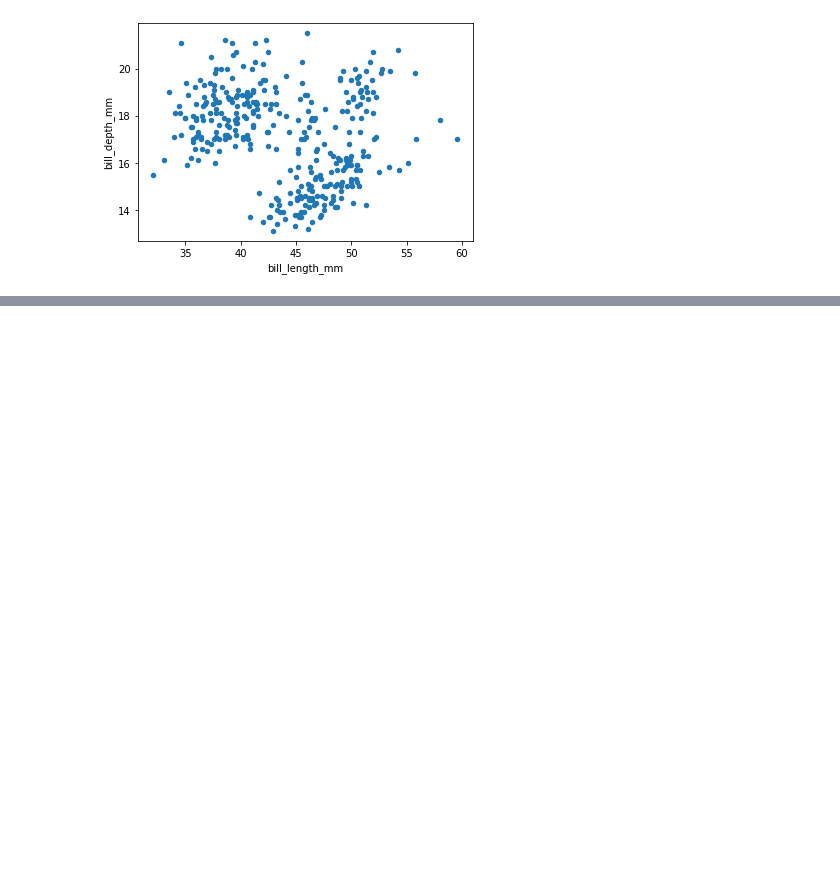
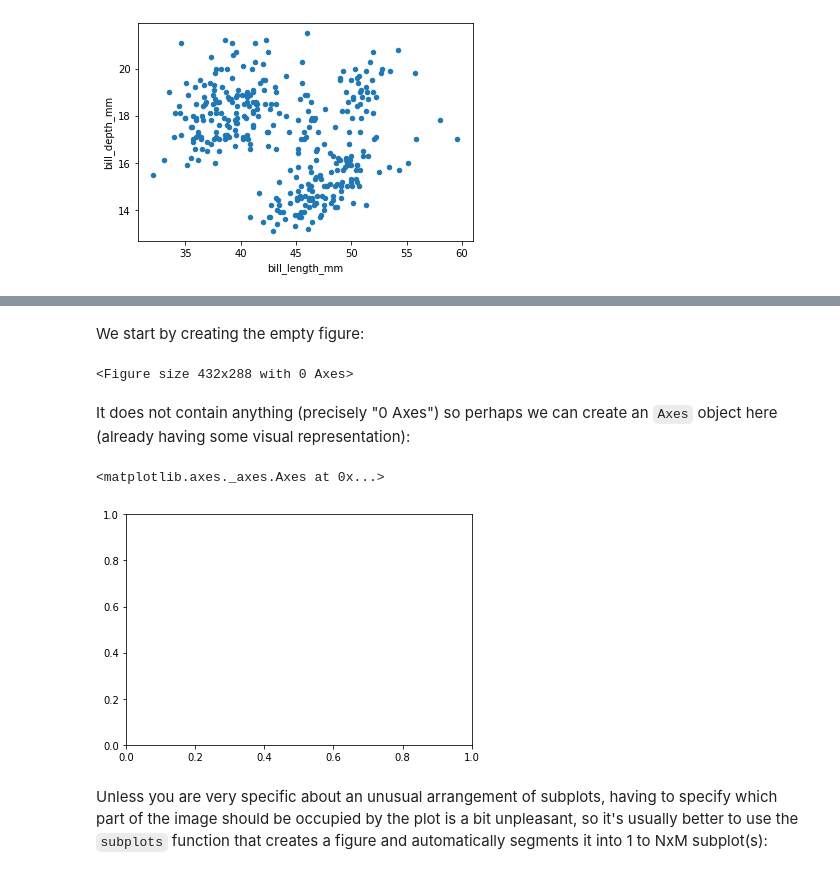
Before and after one commit to HiLASEPythonCourse/hilase-python-course-2021, a Jupyter notebook: 180_static_plots.ipynb, the cells around one changed output, grey strips where cells are left out. Saved outputs shown, nothing was run; the diff lists cells and outputs as text; code cells hidden in the pictures; blank space fills up the shorter version.

```diff
--- a/180_static_plots.ipynb
+++ b/180_static_plots.ipynb
@@ -178,0 +225,22 @@ ax
+# %% [markdown]
+We start by creating the empty figure:
+# %%
+plt.figure();
+# %% [output]
+<Figure size 432x288 with 0 Axes>
+# %% [markdown]
+It does not contain anything (precisely "0 Axes")
+so perhaps we can create an `Axes` object here
+(already having some visual representation):
+# %%
+fig = plt.figure()
+axes = fig.add_axes([0.1, 0.1, 0.8, 0.8])  # Manually define coords with fig
+axes
+# %% [output]
+<matplotlib.axes._axes.Axes at 0x...>
+[figure, added]
+# %% [markdown]
+Unless you are very specific about an unusual arrangement of subplots,
+having to specify which part of the image should be occupied by the plot
+is a bit unpleasant, so it's usually better to use the `subplots` function
+that creates a figure and automatically segments it into 1 to NxM subplot(s):
```
Also changed, not shown: parts of 53 cells of this notebook.
